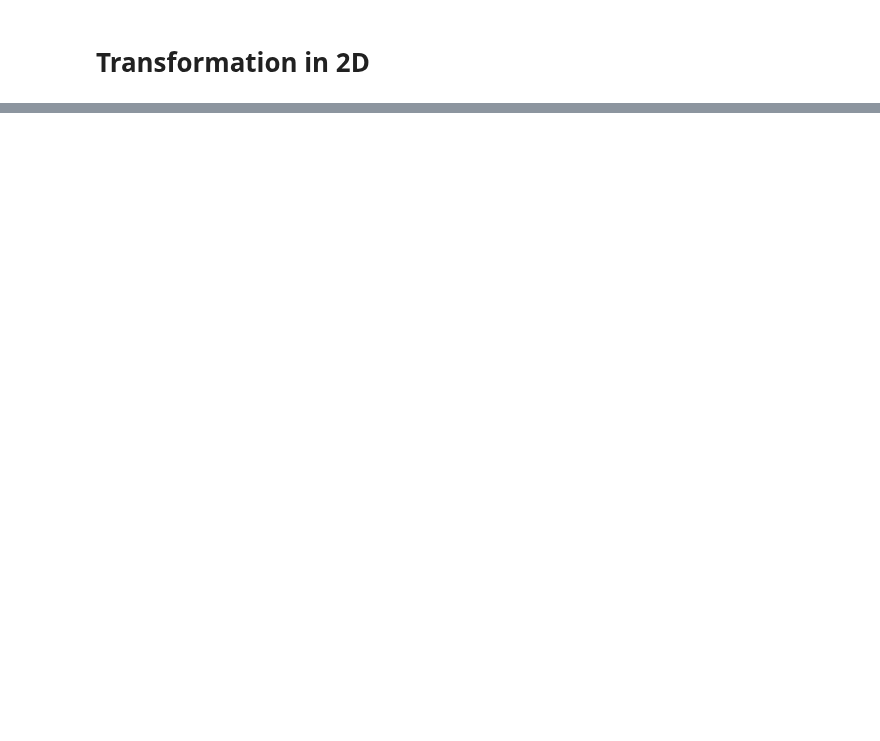
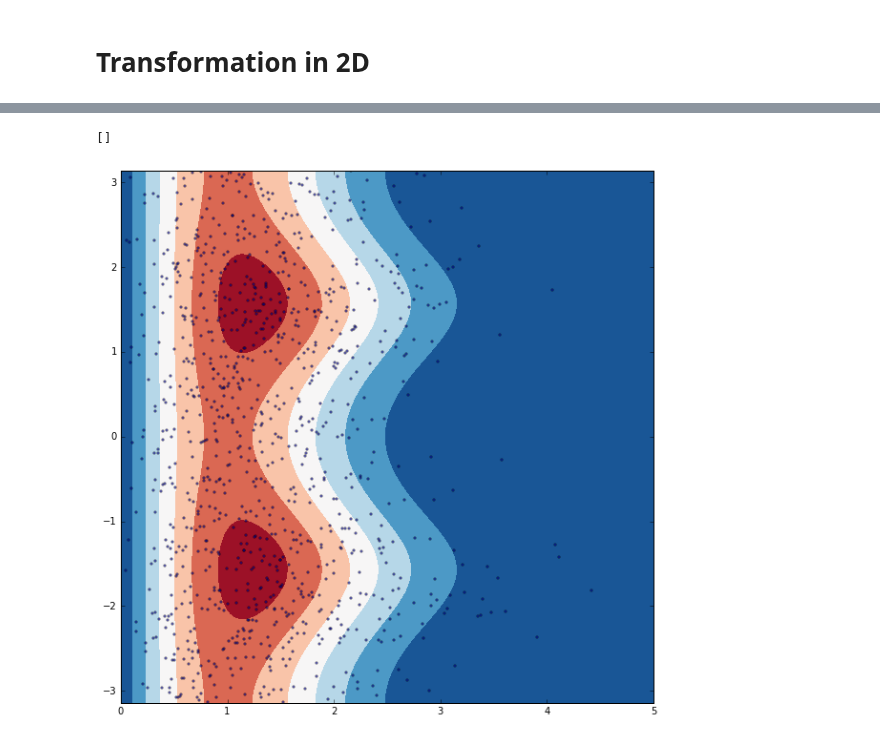
Before and after one commit to glouppe/notebooks, a Jupyter notebook: Probability density functions under changes of variables.ipynb, the cells around one changed output, grey strips where cells are left out. Drawn from its saved outputs; the diff is of its cells as text; code cells hidden in the pictures; blank space fills up the shorter version.

```diff
--- a/Probability density functions under changes of variables.ipynb
+++ b/Probability density functions under changes of variables.ipynb
@@ -117,0 +106,16 @@ plt.plot()
+# %%
+# Draw f_Y for polar coordinates
+plt.figure()
+plt.contourf(mesh_xx, mesh_yy,
+             f_Y(mesh).reshape(mesh_xx.shape),
+             cmap=plt.cm.RdBu_r)
+samples = polar(samples)
+plt.scatter(samples[:, 0], samples[:, 1], alpha=0.5, marker=".")
+plt.xlim(0, 5)
+plt.ylim(-np.pi, np.pi)
+plt.plot()
+
+# see http://kaharris.org/teaching/425/Lectures/lec30.pdf
+# %% [output]
+[]
+[figure, added]
```
Also changed, not shown: parts of 7 cells of this notebook.
